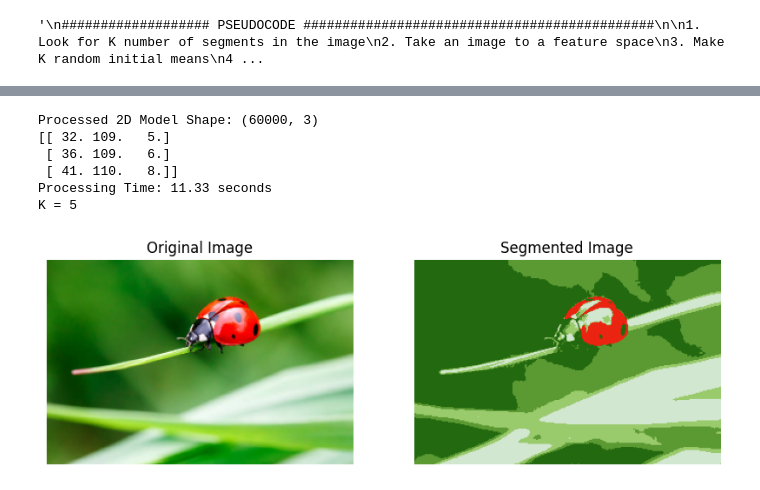
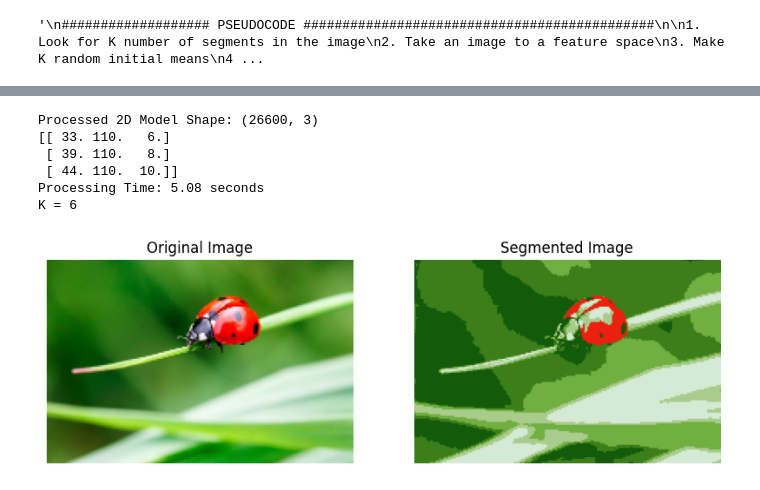
Before and after one commit to kgqiao/ImageSegmentation, a Jupyter notebook: main1.ipynb, the cells around one changed output, grey strips where cells are left out. Drawn from its saved outputs; the diff is of its cells as text; code cells hidden in the pictures.

```diff
--- a/main1.ipynb
+++ b/main1.ipynb
@@ -208,13 +135,18 @@ plt.show()
 # %%
-################################# TEST CASE 2: Ladybug Image #########################################################
+################################# TEST CASE 1: Ladybug Image #########################################################
 
 #################### 1. INSERT & DISPLAY IMAGE FOR SEGMENTATION ######################################################
 image = cv2.imread('H:\\CODING\\PROJECT_IST\\ladybug.jpg') #Read in image HOWTO: cv2.imread('image file path')
 #print("Raw Image:", image.shape) #Print Image Dimensions for check
 
-# Resize images for faster display (example: reduce to 300x300)
-width, height = 300, 200
-image = cv2.resize(image, (width, height))
+# Define width and height
+height, width = image.shape[:2] #Obtain original dimensions
+aspect_ratio = width / height
+desired_width = 200  #Ex: Define a width
+desired_height = int(desired_width / aspect_ratio) #Maintain aspect ratio
+
+# Resize the image
+image = cv2.resize(image, (desired_width, desired_height))
 
 #Change color to RGB (from BGR)
 #HOWTO: cv2.cvtColor(image VARIABLE, cv2.COLOR__MODE To MODE)
@@ -239,7 +171,7 @@ print(model[:3]) #Print the first few rows for check
 start_time = time.time()
 
 #Initalize KMeans calculation that we will work with
-k = 5 #Initialize K number of clusters
+k = 6 #Initialize K number of clusters
 kmeans = KMeansClustering(k) #Initialize a kmeans setup with X defined number of clusters
 labels = kmeans.fit(model) #Call KMeansClustering fit model: Obtain labels for data points to assign to segmented image's pixels later
 
@@ -264,42 +196,41 @@ print("Centroids: ", centroids) #Print for check
 '''
 segmented_image = centroids[labels] #Replace segmented image's pixels with centroid colors
 segmented_image = segmented_image.reshape(image.shape) #Reshape segmented image to original image dimensions for equal comparison
-#segmented_img = cv2.resize(segmented_image, (width, height))
 
 # End timer
 end_time = time.time()
 processing_time = end_time - start_time
 
 # PRINT processing time
 print(f'Processing Time: {processing_time:.2f} seconds')
 
 #Re-print final K-Value Defined:
 print(f'K = {k}')
 
 ###################################### 6. PRINT segmented image ######################################################
 
 # Create a figure with specified dimensions (width, height) in inches
 plt.figure(figsize=(10, 5))  # W = 10 inches, H = 5 inches
 
 # Display the original image
 plt.subplot(1, 2, 1)  #1 row, 2 columns, 1st subplot
-plt.imshow(image)
+plt.imshow(image, aspect='equal')
 plt.axis("Off")  #Turn off axis
 plt.title("Original Image")  #List title
 
 # Display the segmented image
 plt.subplot(1, 2, 2)  #1 row, 2 columns, 2nd subplot
-plt.imshow(segmented_image.astype(np.uint8)) #convert to uinttype
+plt.imshow(segmented_image.astype(np.uint8), aspect='equal') #convert to uinttype, WHILE Setting aspect='auto' to maintain aspect ratio
 plt.axis("Off")  #Turn off axis
 plt.title("Segmented Image")  #List title
 
 # Show both images
 plt.show()
 # %% [output]
-Processed 2D Model Shape: (60000, 3)
-[[ 32. 109.   5.]
- [ 36. 109.   6.]
- [ 41. 110.   8.]]
-Processing Time: 11.33 seconds
-K = 5
+Processed 2D Model Shape: (26600, 3)
+[[ 33. 110.   6.]
+ [ 39. 110.   8.]
+ [ 44. 110.  10.]]
+Processing Time: 5.08 seconds
+K = 6
-[figure, old version]
+[figure, new version]
```
Also changed, not shown: parts of 3 cells of this notebook, 2 other files.
